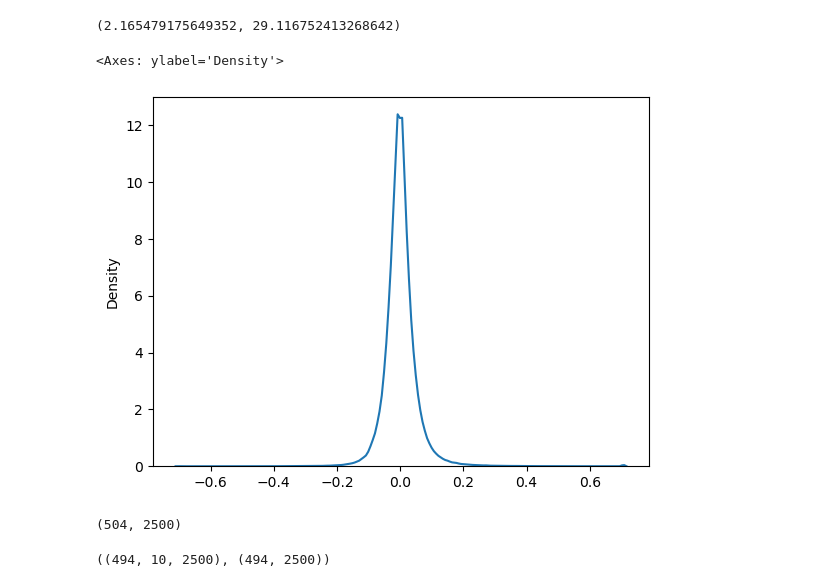
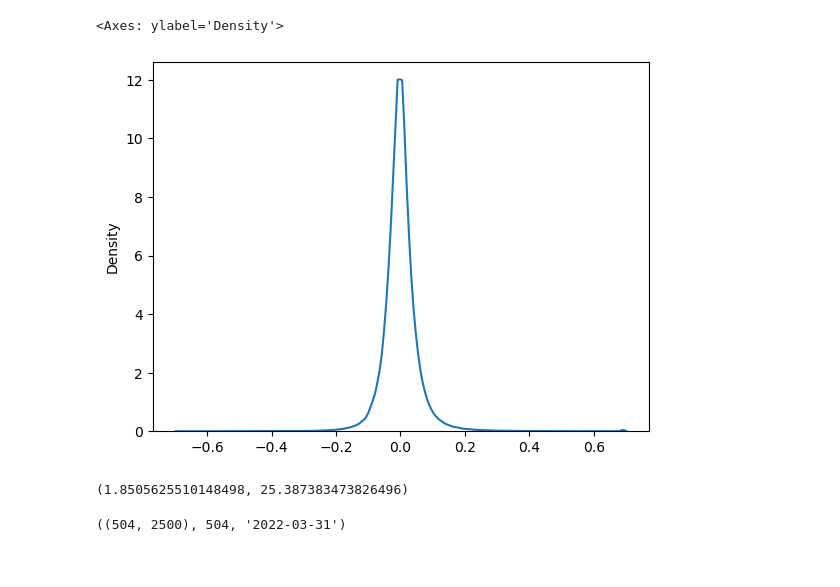
Before and after one commit to JimmyGoo/6000proj2, a Jupyter notebook: lstm.ipynb, the cells around one changed output. Cells and saved outputs as stored; diff of their text form; code cells hidden in the pictures.

```diff
--- a/lstm.ipynb
+++ b/lstm.ipynb
@@ -19,10 +24,9 @@ To enable them in other operations, rebuild TensorFlow with the appropriate comp
 inception_date = '2022-03-31'
 ONE_YEAR_TRADE_DAYS = 252
 TWO_YEAR_TRADE_DAYS = ONE_YEAR_TRADE_DAYS * 2
-WIN_LEN = 10
+WIN_LEN = 30
 UNIVERSE_SIZE = 2500
 EPOCH = 20
 BATCH_SIZE = 16
 # %%
-universe = pd.read_csv(f'./data/universe/{inception_date}.csv', squeeze=True)
-universe.head()
+universe = Universe()
@@ -37,11 +33,2 @@ Name: ticker, dtype: object
 # %%
-## get ticker returns
-rets = []
-for aid in tqdm(universe):
-    ret = pd.read_csv(f'./data/mkt/{aid}.csv', index_col=0)
-    ret = ret['Close'].pct_change().dropna()
-    ret = ret.rename(aid)
-    rets.append(ret)
-ret_all = pd.concat(rets, axis=1)
-ret_all = ret_all.sort_index()
-ret_all = ret_all.fillna(0)
+liquid_ticker_ret = universe.get_liquid_ticker_return('2022-03-31')
@@ -64,21 +37,17 @@ ret_all
-# %%
-from scipy.stats import skew, kurtosis
-skew(ret_all_flat), kurtosis(ret_all_flat, fisher=True)
-# %% [output]
-(2.165479175649352, 29.116752413268642)
 # %%
-train = ret_all.loc[:inception_date].iloc[-TWO_YEAR_TRADE_DAYS:].values
-train_flat = train.flatten()
+ret_train = liquid_ticker_ret.loc[:inception_date].iloc[-TWO_YEAR_TRADE_DAYS-WIN_LEN:]
+train_index = ret_train.loc[:inception_date].iloc[-TWO_YEAR_TRADE_DAYS:].index
+train_flat = ret_train.values.flatten()
 train_flat = train_flat[train_flat != 0]
 m = train_flat.mean()
 s = train_flat.std()
 train_flat = train_flat.clip(m-2*s, m+2*s)
 sns.kdeplot(train_flat)
 # %% [output]
 <Axes: ylabel='Density'>
-[figure, old version]
+[figure, new version]
-# %%
-train.shape
-# %% [output]
-(504, 2500)
+# %%
+skew(train_flat), kurtosis(train_flat, fisher=True)
+# %% [output]
+(1.8505625510148498, 25.387383473826496)
 # %%
@@ -92,7 +56,7 @@ y = np.array(y)
-# %%
-X.shape, y.shape
-# %% [output]
-((494, 10, 2500), (494, 2500))
+# %%
+y.shape, len(train_index), train_index[-1]
+# %% [output]
+((504, 2500), 504, '2022-03-31')
 # %%
 X_train, X_val, y_train, y_val = train_test_split(X,y)
 X_train.shape, X_val.shape, y_train.shape, y_val.shape
```
Also changed, not shown: parts of 20 cells of this notebook, 4 other files.
